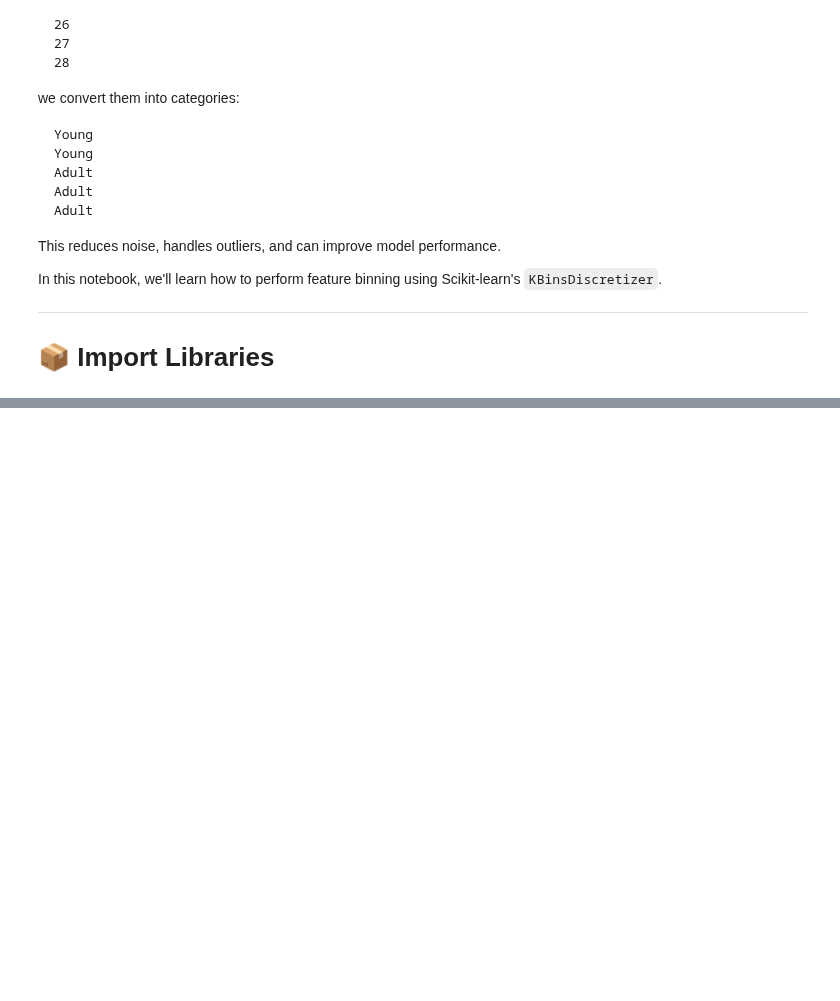
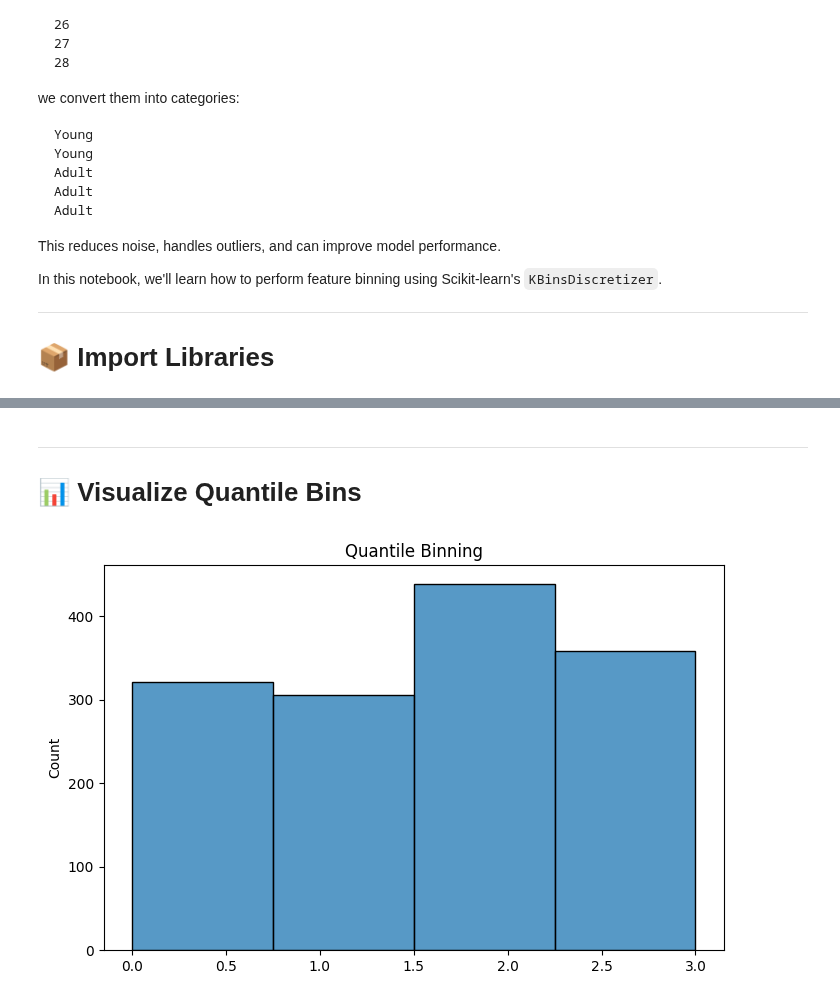
Before and after one commit to ahmedfakhar747/machine-learning-notebooks, a Jupyter notebook: 23_Binning_and_Discretization_in_Scikit_learn.ipynb, the cells around one changed output, grey strips where cells are left out. Drawn from its saved outputs; the diff is of its cells as text; code cells hidden in the pictures; blank space fills up the shorter version.

```diff
--- a/23_Binning_and_Discretization_in_Scikit_learn.ipynb
+++ b/23_Binning_and_Discretization_in_Scikit_learn.ipynb
@@ -399,0 +246,25 @@ This notebook fits naturally after your Power Transformer notebook because it co
+# %%
+quantile = KBinsDiscretizer(
+    n_bins=4,
+    encode="ordinal",
+    strategy="quantile"
+)
+
+X_train_quantile = quantile.fit_transform(X_train[["Age", "Fare"]])
+X_test_quantile = quantile.transform(X_test[["Age", "Fare"]])
+# %% [markdown]
+---
+
+# 📊 Visualize Quantile Bins
+# %%
+plt.figure(figsize=(8,5))
+
+sns.histplot(
+    X_train_quantile.flatten(),
+    bins=4
+)
+
+plt.title("Quantile Binning")
+plt.show()
+# %% [output]
+[figure, added]
```
Also changed, not shown: parts of 38 cells of this notebook.
